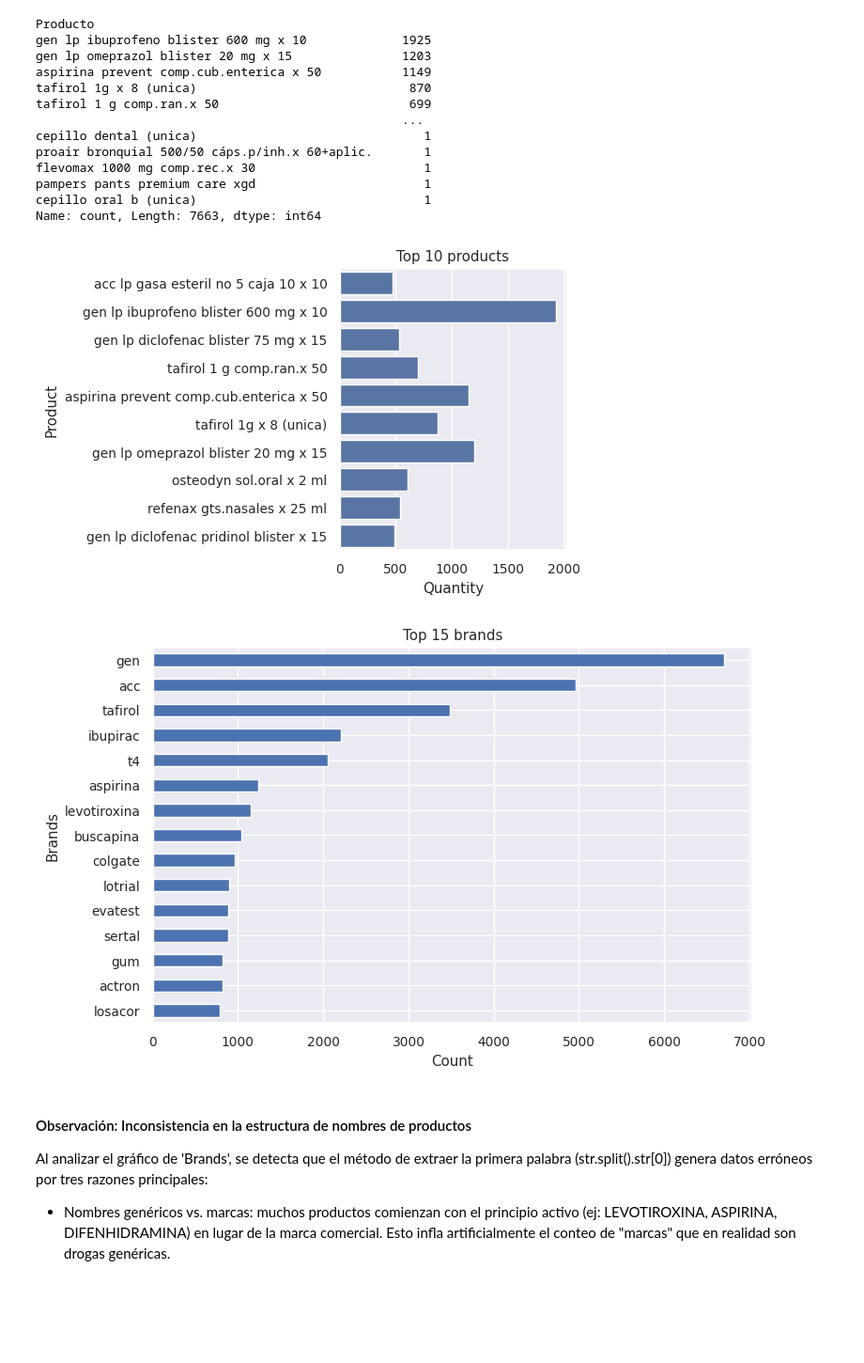
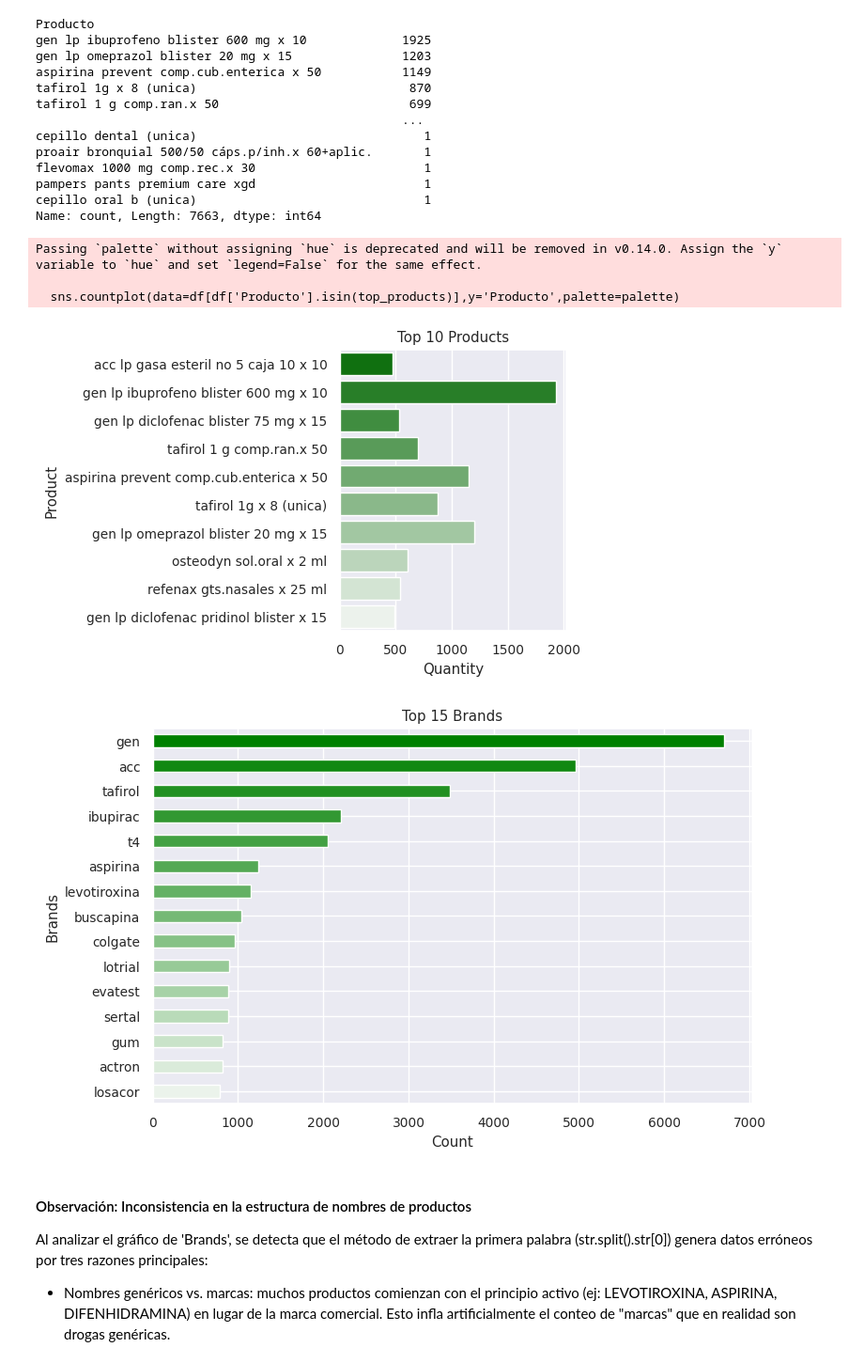
Before and after one commit to 4GeeksAcademy/sp-ml-20-final-project-g2, a Jupyter notebook: src/Final-project-Grupo2-InetaAnthonnyGuillermo.ipynb, the cells around one changed output. Shown at 94% size. Drawn from its saved outputs; the diff is of its cells as text; code cells hidden in the pictures; blank space fills up the shorter version.

```diff
--- a/src/Final-project-Grupo2-InetaAnthonnyGuillermo.ipynb
+++ b/src/Final-project-Grupo2-InetaAnthonnyGuillermo.ipynb
@@ -648,9 +683,7 @@ iso = df["Fecha"].dt.isocalendar()
 df["year"] = iso.year.astype(int)
 df["num_semana"] = iso.week.astype(int)
 
-df["week_start"] = (
-    df["Fecha"] - pd.to_timedelta(df["Fecha"].dt.weekday, unit="D")
-).dt.normalize()
+df["week_start"] = (df["Fecha"] - pd.to_timedelta(df["Fecha"].dt.weekday, unit="D")).dt.normalize()
 
 df["week_end"] = df["week_start"] + pd.Timedelta(days=6)
 # %%
@@ -776,28 +809,38 @@ cepillo oral b (unica)                               1
 Name: count, Length: 7663, dtype: int64
 # %%
 top_products = df['Producto'].value_counts().nlargest(10).index
+
+palette = sns.light_palette("green", n_colors=10, reverse=True)  # reverse=True para que el más oscuro quede arriba
+
 plt.figure(figsize=(6, 4))
-sns.countplot(data=df[df['Producto'].isin(top_products)],y='Producto')
-plt.title(f'Top 10 products')
+sns.countplot(data=df[df['Producto'].isin(top_products)],y='Producto',palette=palette)
+plt.title('Top 10 Products')
 plt.xlabel('Quantity')
 plt.ylabel('Product')
 plt.tight_layout()
 plt.show()
 # %% [output]
+Passing `palette` without assigning `hue` is deprecated and will be removed in v0.14.0. Assign the `y` variable to `hue` and set `legend=False` for the same effect.
+
+  sns.countplot(data=df[df['Producto'].isin(top_products)],y='Producto',palette=palette)
-[figure, old version]
+[figure, new version]
 # %%
 df['brand'] = df['Producto'].str.split().str[0]
 # %%
 top_brands = df['brand'].value_counts().nlargest(15)
+
+palette = sns.light_palette("green", n_colors=15, reverse=False)
+
 plt.figure(figsize=(8, 5))
-top_brands.sort_values().plot(kind='barh')
-plt.title('Top 15 brands')
+bars = top_brands.sort_values().plot(kind='barh', color=palette)
+
+plt.title('Top 15 Brands')
 plt.xlabel('Count')
 plt.ylabel('Brands')
 plt.tight_layout()
 plt.show()
 # %% [output]
-[figure, old version]
+[figure, new version]
 # %% [markdown]
 #### Observación: Inconsistencia en la estructura de nombres de productos
 Al analizar el gráfico de 'Brands', se detecta que el método de extraer la primera palabra (str.split().str[0]) genera datos erróneos por tres razones principales:
```
Also changed, not shown: parts of 8 cells of this notebook, 1 other file.
